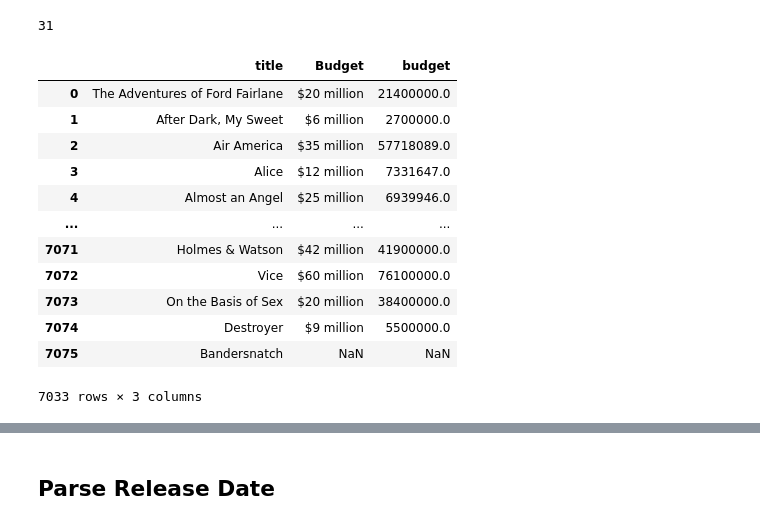
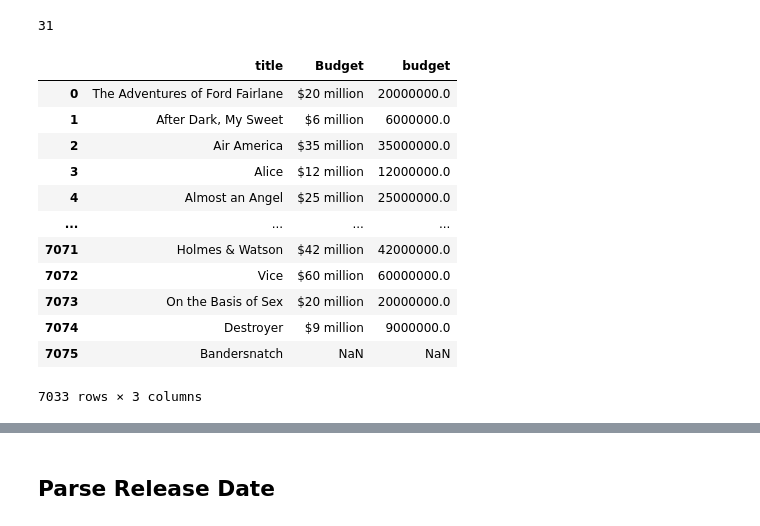
Before and after one commit to elangendorff/Movies-ETL, a Jupyter notebook: ETL.ipynb, the cells around one changed output, grey strips where cells are left out. Cells and saved outputs as stored; diff of their text form; code cells hidden in the pictures.

```diff
--- a/ETL.ipynb
+++ b/ETL.ipynb
@@ -13,5 +13,5 @@ filepath = '../'
 # %%
-with open(f'{filepath}wikipedia-movies.json', mode='r') as file:
+with open(f'{filepath}/wikipedia-movies.json', mode='r') as file:
     wiki_movies_raw = json.load(file)
 
 len(wiki_movies_raw)
@@ -1365,21 +1358,21 @@ def parse_dollars(s):
     else:
         return np.nan
 # %%
-df_wiki_movies['budget'] = box_office.str.extract(f'({box_office_regex_v1}|{box_office_regex_v2})', flags=re.IGNORECASE)[0].apply(parse_dollars)
+df_wiki_movies['budget'] = budget.str.extract(f'({box_office_regex_v1}|{box_office_regex_v2})', flags=re.IGNORECASE)[0].apply(parse_dollars)
 
 df_wiki_movies[['title','Budget','budget']]
 # %% [output]
 |  | title | Budget | budget |
-| 0 | The Adventures of Ford Fairlane | $20 million | 21400000.0 |
-| 1 | After Dark, My Sweet | $6 million | 2700000.0 |
-| 2 | Air America | $35 million | 57718089.0 |
-| 3 | Alice | $12 million | 7331647.0 |
-| 4 | Almost an Angel | $25 million | 6939946.0 |
+| 0 | The Adventures of Ford Fairlane | $20 million | 20000000.0 |
+| 1 | After Dark, My Sweet | $6 million | 6000000.0 |
+| 2 | Air America | $35 million | 35000000.0 |
+| 3 | Alice | $12 million | 12000000.0 |
+| 4 | Almost an Angel | $25 million | 25000000.0 |
 | ... | ... | ... | ... |
-| 7071 | Holmes & Watson | $42 million | 41900000.0 |
-| 7072 | Vice | $60 million | 76100000.0 |
-| 7073 | On the Basis of Sex | $20 million | 38400000.0 |
-| 7074 | Destroyer | $9 million | 5500000.0 |
+| 7071 | Holmes & Watson | $42 million | 42000000.0 |
+| 7072 | Vice | $60 million | 60000000.0 |
+| 7073 | On the Basis of Sex | $20 million | 20000000.0 |
+| 7074 | Destroyer | $9 million | 9000000.0 |
 | 7075 | Bandersnatch | NaN | NaN |
 7033 rows × 3 columns
 # %%
```
Also changed, not shown: parts of 37 cells of this notebook, 10 other files.
